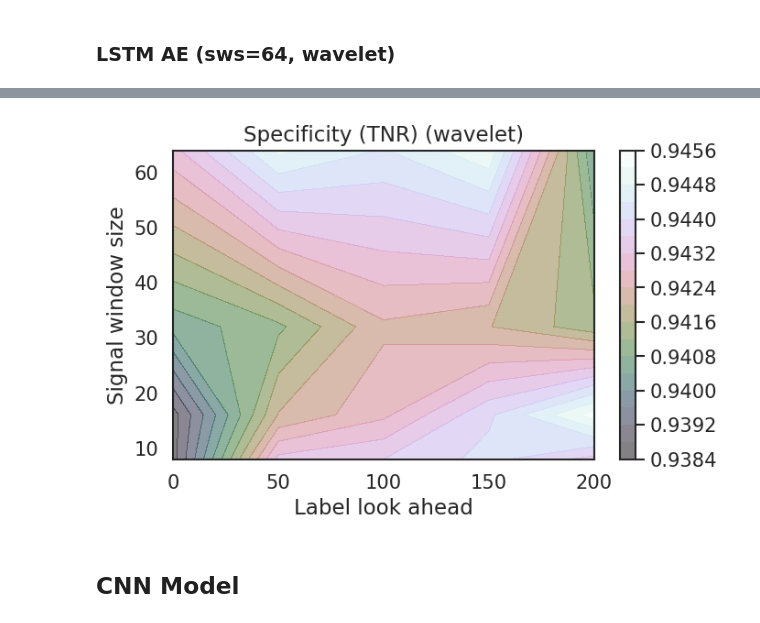
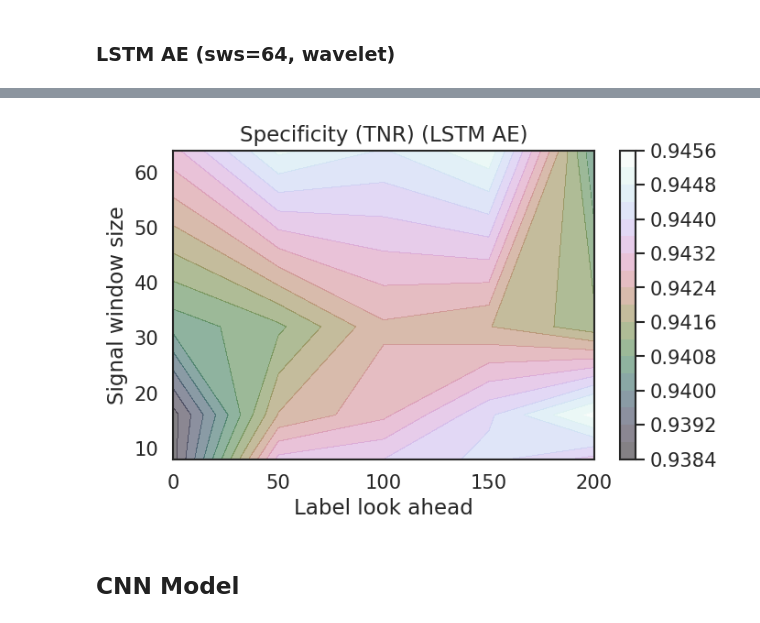
Before and after one commit to PlasmaControl/bes-edgeml-models, a Jupyter notebook: elm_classification/notebooks/contour_plots.ipynb, the cells around one changed output, grey strips where cells are left out. Saved outputs shown, nothing was run; the diff lists cells and outputs as text; code cells hidden in the pictures.

```diff
--- a/elm_classification/notebooks/contour_plots.ipynb
+++ b/elm_classification/notebooks/contour_plots.ipynb
@@ -495,29 +495,29 @@ plt.show()
 # %%
 # specificity
 la = np.array([0, 50, 100, 150, 200])
 sws = np.array([8, 16, 32, 64])
 X, Y = np.meshgrid(la, sws)
 spec = np.array(
     [
         [spec_sws8_la0, spec_sws8_la50, spec_sws8_la100, spec_sws8_la150, spec_sws8_la200],
         [spec_sws16_la0, spec_sws16_la50, spec_sws16_la100, spec_sws16_la150, spec_sws16_la200],
         # [spec_sws16_la0_rnn, spec_sws16_la50_rnn, spec_sws16_la100_rnn, spec_sws16_la150_rnn, spec_sws16_la200_rnn],
         [spec_sws32_la0, spec_sws32_la50, spec_sws32_la100, spec_sws32_la150, spec_sws32_la200],
         # [spec_sws32_la0_rnn, spec_sws32_la50_rnn, spec_sws32_la100_rnn, spec_sws32_la150_rnn, spec_sws32_la200_rnn],
         [spec_sws64_la0, spec_sws64_la50, spec_sws64_la100, spec_sws64_la150, spec_sws64_la200]
     ]
 )
 plt.figure(figsize=(6, 4), dpi=120)
 plt.contourf(X, Y, spec, 20, alpha=0.5, cmap='cubehelix')
 plt.xlabel('Label look ahead')
 plt.ylabel('Signal window size')
-plt.title('Specificity (TNR) (wavelet)')
+plt.title('Specificity (TNR) (LSTM AE)')
 plt.colorbar()
 plt.tight_layout()
-plt.savefig(os.path.join(base_path, 'specificity_wavelet_data.png'), dpi=120)
+plt.savefig(os.path.join(base_path, 'lstm_ae_pecificity_wavelet_data.png'), dpi=120)
 plt.show()
 # %% [output]
-[figure, old version]
+[figure, new version]
 # %%
 # # specificity
 # la = np.array([0, 50, 100, 150, 200])
```
Also changed, not shown: parts of 9 cells of this notebook, 20 other files.
